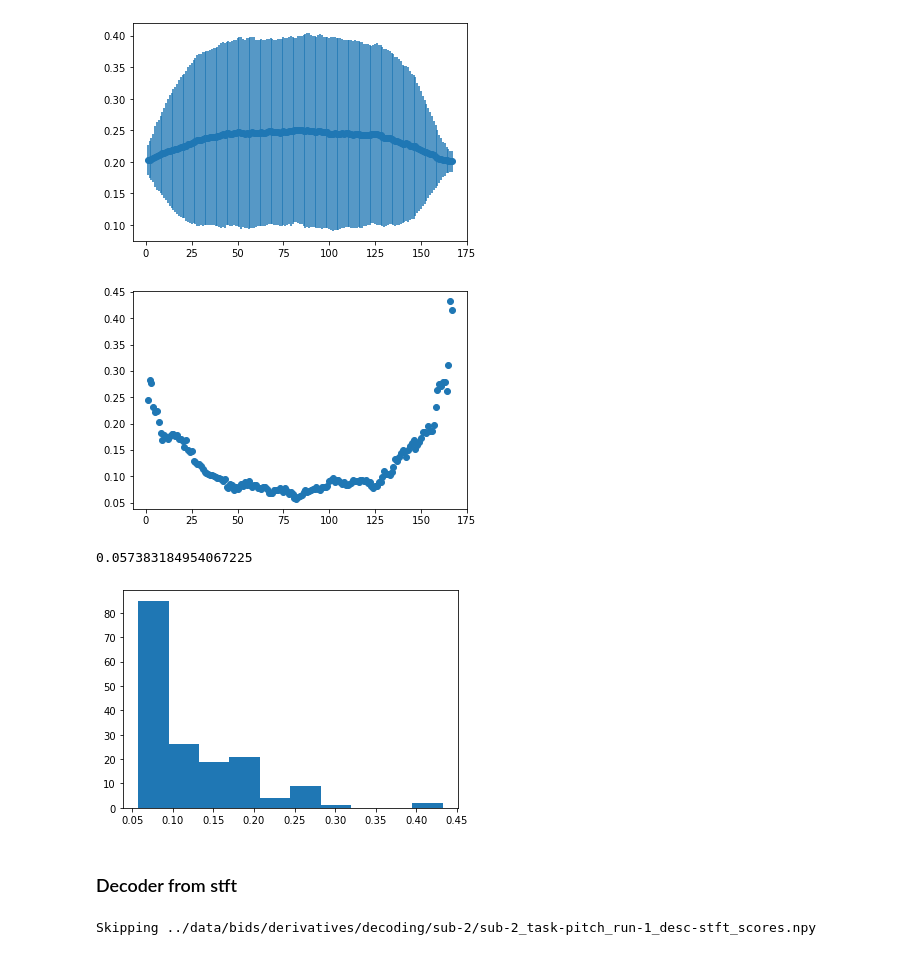
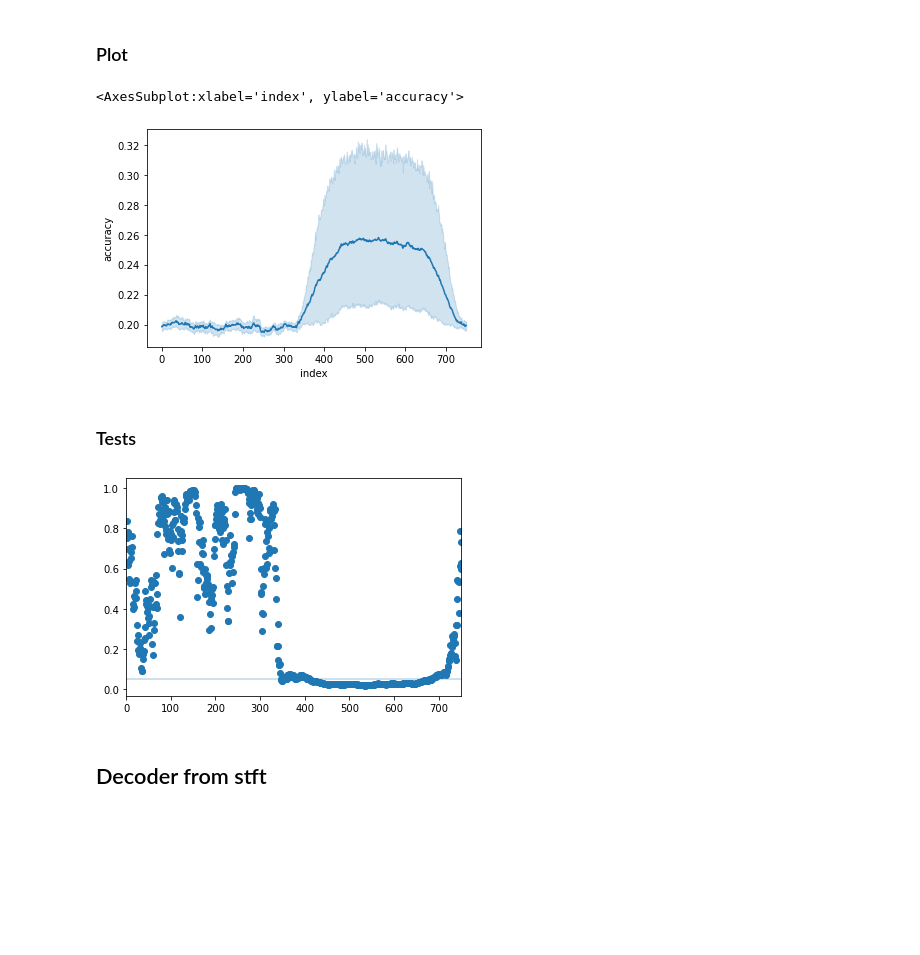
Before and after one commit to letitiayhho/eeg_pitch_tracking, a Jupyter notebook: scripts/decoder_results.ipynb, the cells around one changed output. Cells and saved outputs as stored; diff of their text form; code cells hidden in the pictures; blank space fills up the shorter version.

Commit message:
Plot standard error of accuracy with seaborn

```diff
--- a/scripts/decoder_results.ipynb
+++ b/scripts/decoder_results.ipynb
@@ -15,11 +15,15 @@ from scipy.stats import ttest_1samp
 # %%
 data = {}
-root = Path('../data/bids/derivatives/decoding')
+root = Path('../data/bids/derivatives/decoding/')
 for file in root.rglob("*"):
-    if 'log_reg_scores' not in file.name:
+    if 'no_crop' not in file.name:
         continue
+    print(file)
     key = re.findall('(.*?)_desc', file.name)[0]
     value = np.load(file)
+    if len(value) != 751:
+        print(f'Wrong shape: {len(value)} instead of 751')
+        continue
     data[key] = value
 
 df = pd.DataFrame.from_dict(data)
@@ -27,16 +49,29 @@ df = df.transpose()
+# %% [markdown]
+### Plot
+# %%
+# Reshape data for seaborn
+
+# Rename columns for easy transformation
+df_sns = df.T
+cols = list(df_sns.columns)
+filter_cols = re.compile('(sub-\d{1,2})_')
+subs = list(map(filter_cols.findall, cols))
+subs = list(itertools.chain(*subs))
+df_sns.columns = subs
+df_sns = df_sns.reset_index()
+
+# Pivot data
+df_sns = pd.wide_to_long(df_sns, stubnames = 'sub-', i = 'index', j = 'sub')
+df_sns.columns = ['accuracy']
+df_sns = df_sns.reset_index()
 # %%
-# Mean over subjects
-means = df.mean(axis = 0)
-
-# Standard deviation
-stds = df.std(axis = 0)
-
 # Plot
-x = np.arange(len(means))+1
-plt.errorbar(x, means, yerr = stds, fmt = 'o')
-plt.show()
+sns.lineplot(data = df_sns, x = "index", y="accuracy")
 # %% [output]
+<AxesSubplot:xlabel='index', ylabel='accuracy'>
-[figure, old version]
+[figure, new version]
+# %% [markdown]
+### Tests
 # %%
 # T-tests
 results = ttest_1samp(df, popmean = 0.20, axis = 0, alternative = 'greater')
@@ -44,17 +79,13 @@ t = results[0]
 p = results[1]
 # %%
 plt.scatter(x, p)
+plt.plot([-1, 760],[0.05, 0.05], alpha = 0.3)
+plt.xlim(0, 750)
 plt.show()
 # %% [output]
-[figure, old version]
+[figure, new version]
-# %%
-plt.hist(p)
-min(p)
-# %% [output]
-0.057383184954067225
-[figure, removed]
 # %% [markdown]
-### Decoder from stft
+## Decoder from stft
 # %%
 data = {}
 root = Path('../data/bids/derivatives/decoding')
@@ -70,5 +101,3 @@ for file in root.rglob("*"):
 
 df = pd.DataFrame.from_dict(data)
 df = df.transpose()
-# %% [output]
-Skipping ../data/bids/derivatives/decoding/sub-2/sub-2_task-pitch_run-1_desc-stft_scores.npy
```
Also changed, not shown: parts of 7 cells of this notebook.
